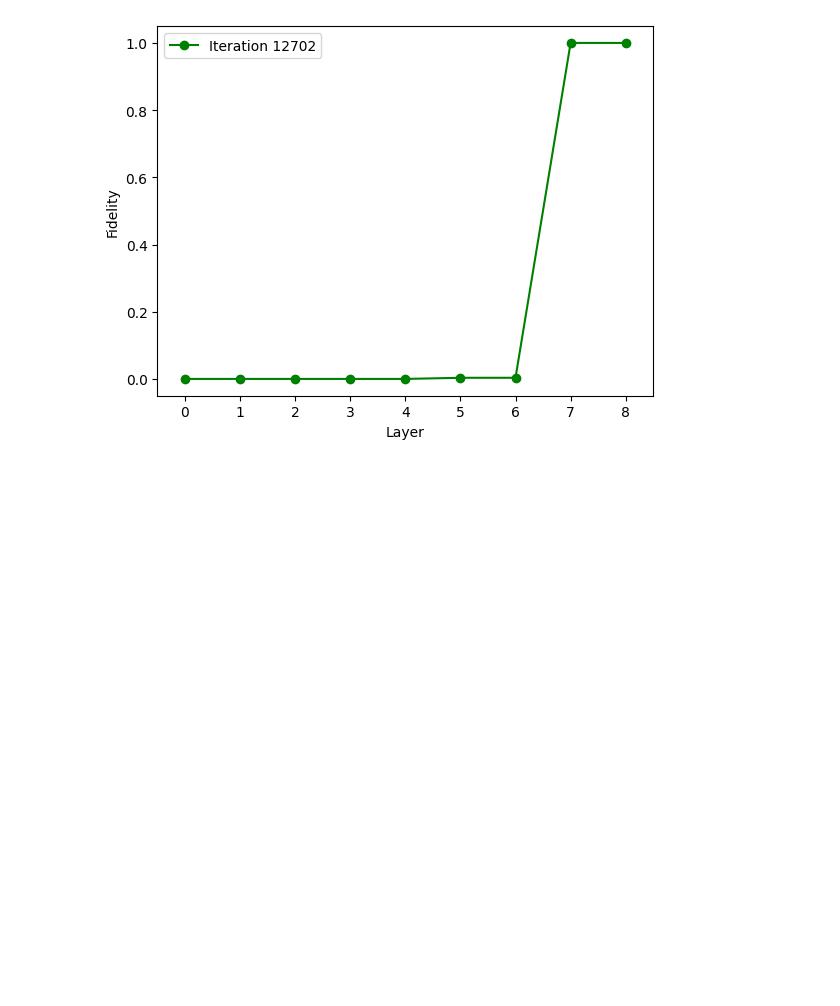
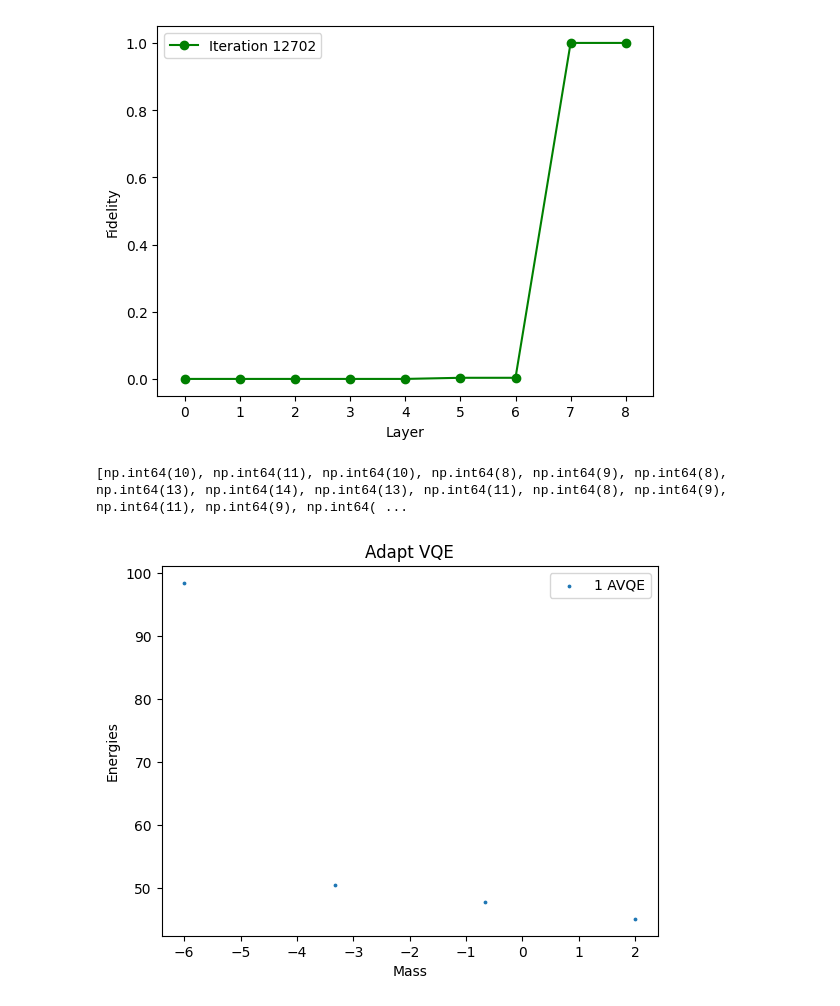
Before and after one commit to NicoDic98/QC-MasterThesis, a Jupyter notebook: plots.ipynb, the cells around one changed output. Drawn from its saved outputs; the diff is of its cells as text; code cells hidden in the pictures; blank space fills up the shorter version.

Commit message:
Added functionality to plot energy mass from adapt vqe data and get the final circuit.

```diff
--- a/plots.ipynb
+++ b/plots.ipynb
@@ -33,4 +34,4 @@ Skipping combined file 2025-08-33.hdf5
 -----Finished combining data-----
 # %%
-h5_file = f"{data_folder}{"2025-09-35"}.hdf5"
+h5_file = f"{data_folder}{"2025-10-41"}.hdf5"
 h5_file
@@ -190,3 +193,17 @@ _mass_1.20
 [figure]
 [figure]
 [figure]
+# %%
+with h5py.File(h5_file, "r") as f:
+    avqe_1_loader = ResultLoader(f["2025-10-17_19-17-01-42"])
+    avqe_1_energy, avqe_1_mass = avqe_1_loader.get_energy_mass({})
+    circuit = avqe_1_loader.get_circuit({HamiltonianParameters.Mass: 3})
+fig, ax = plt.subplots()
+ax.scatter(avqe_1_mass, avqe_1_energy, label="1 AVQE", marker='.', s=12)
+ax.set(xlabel='Mass', ylabel='Energies')
+ax.set_title("Adapt VQE")
+ax.legend()
+plt.show()
+# %% [output]
+[np.int64(10), np.int64(11), np.int64(10), np.int64(8), np.int64(9), np.int64(8), np.int64(13), np.int64(14), np.int64(13), np.int64(11), np.int64(8), np.int64(9), np.int64(11), np.int64(9), np.int64( ...
+[figure, added]
```
Also changed, not shown: parts of 5 cells of this notebook, 1 other file.
